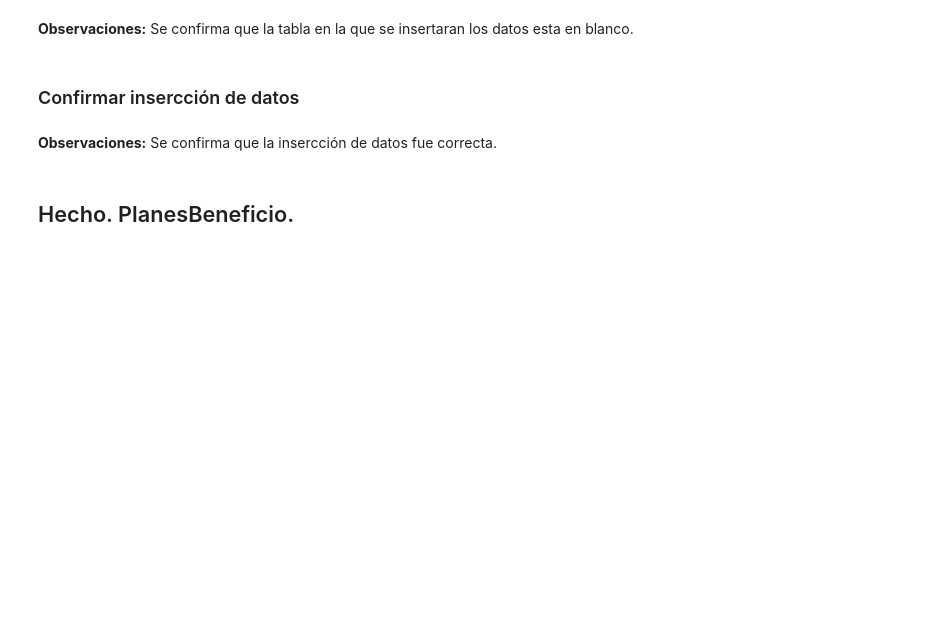
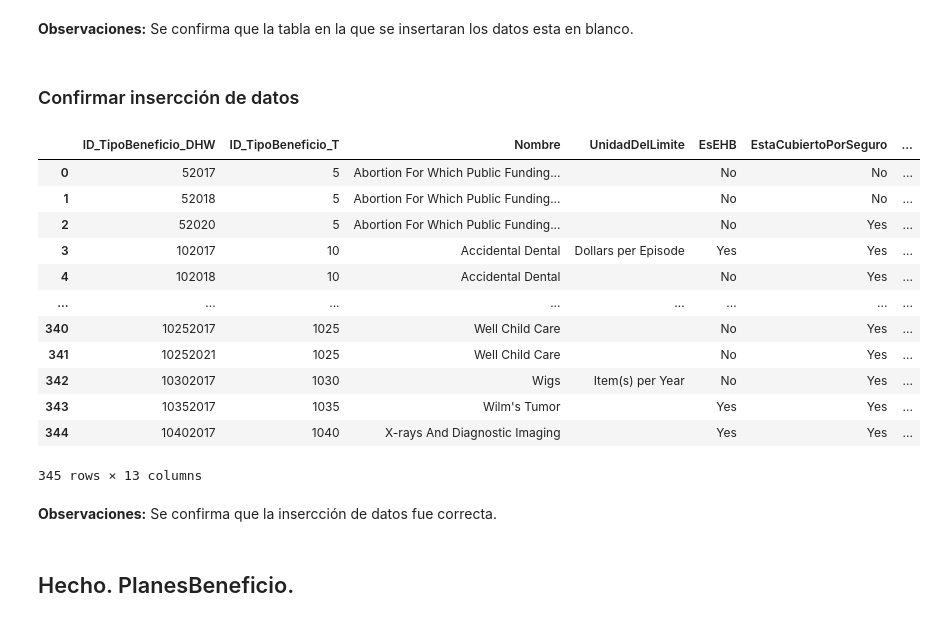
Before and after one commit to ZabakJL/UAndes_ETL_Personal, a Jupyter notebook: Entregables/Week 3/Proyecto ETL.ipynb, the cells around one changed output. Cells and saved outputs as stored; diff of their text form; code cells hidden in the pictures; blank space fills up the shorter version.

```diff
--- a/Entregables/Week 3/Proyecto ETL.ipynb
+++ b/Entregables/Week 3/Proyecto ETL.ipynb
@@ -1377,11 +1927,27 @@ guardar_db(dest_db_connection_string, charge_df,'Proyecto_G1_202413.TiposBenefic
 # %% [markdown]
 ### Confirmar insercción de datos
 # %%
-workDB.execute("select * from Proyecto_G1_202413.TiposBeneficio")
+DB_work, workDB = refrescar_conexion(DB_work, host, port, db_user, db_psswd, database2)
+
+workDB.execute("SELECT * FROM Proyecto_G1_202413.TiposBeneficio")
 results = workDB.fetchall()
 columns = workDB.column_names
 df = pd.DataFrame(results, columns=columns)
 df
+# %% [output]
+|  | ID_TipoBeneficio_DHW | ID_TipoBeneficio_T | Nombre | UnidadDelLimite | EsEHB | EstaCubiertoPorSeguro | ... |
+| 0 | 52017 | 5 | Abortion For Which Public Funding... |  | No | No | ... |
+| 1 | 52018 | 5 | Abortion For Which Public Funding... |  | No | No | ... |
+| 2 | 52020 | 5 | Abortion For Which Public Funding... |  | No | Yes | ... |
+| 3 | 102017 | 10 | Accidental Dental | Dollars per Episode | Yes | Yes | ... |
+| 4 | 102018 | 10 | Accidental Dental |  | No | Yes | ... |
+| ... | ... | ... | ... | ... | ... | ... | ... |
+| 340 | 10252017 | 1025 | Well Child Care |  | No | Yes | ... |
+| 341 | 10252021 | 1025 | Well Child Care |  | No | Yes | ... |
+| 342 | 10302017 | 1030 | Wigs | Item(s) per Year | No | Yes | ... |
+| 343 | 10352017 | 1035 | Wilm's Tumor |  | Yes | Yes | ... |
+| 344 | 10402017 | 1040 | X-rays And Diagnostic Imaging |  | Yes | Yes | ... |
+345 rows × 13 columns
 # %% [markdown]
 **Observaciones:** Se confirma que la insercción de datos fue correcta.
 # %% [markdown]
```
Also changed, not shown: parts of 136 cells of this notebook, 5 other files.
